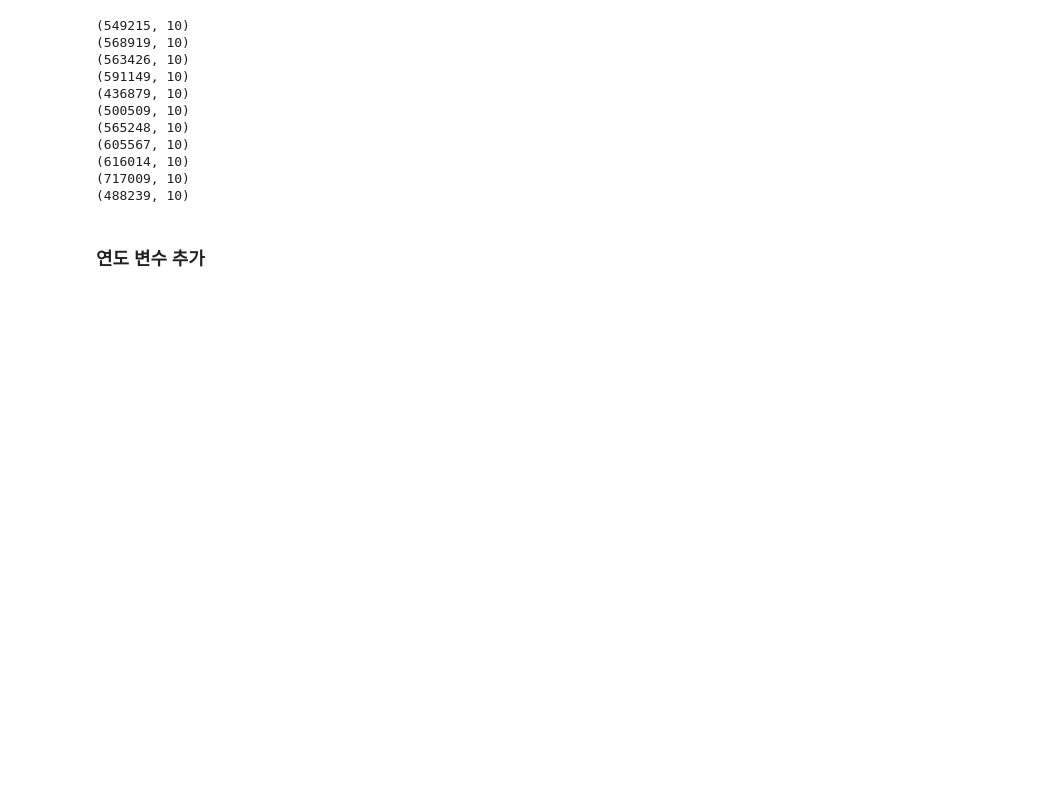
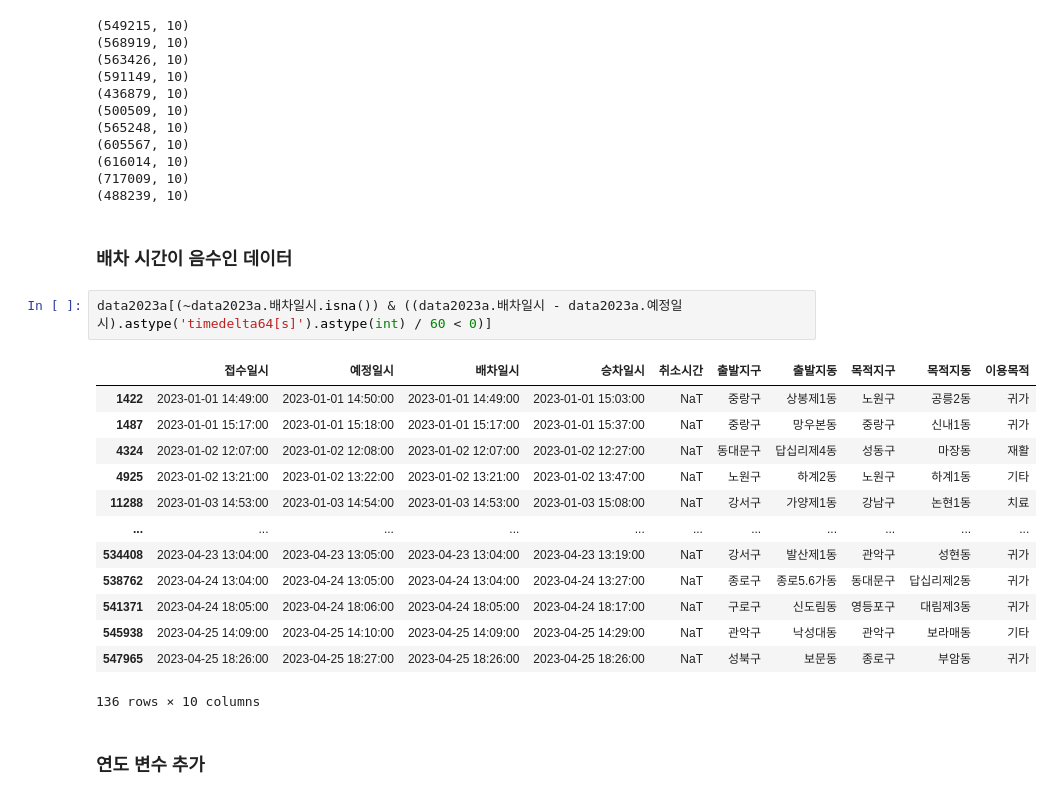
Before and after one commit to daunJJ/CallTaxi, a Jupyter notebook: full_year_preprocessing.ipynb, the cells around one changed output. Drawn from its saved outputs; the diff is of its cells as text; blank space fills up the shorter version.

```diff
--- a/full_year_preprocessing.ipynb
+++ b/full_year_preprocessing.ipynb
@@ -207,6 +207,24 @@ print(data2023a.shape)
 (616014, 10)
 (717009, 10)
 (488239, 10)
+# %% [markdown]
+### 배차 시간이 음수인 데이터
+# %%
+data2023a[(~data2023a.배차일시.isna()) & ((data2023a.배차일시 - data2023a.예정일시).astype('timedelta64[s]').astype(int) / 60 < 0)]
+# %% [output]
+|  | 접수일시 | 예정일시 | 배차일시 | 승차일시 | 취소시간 | 출발지구 | 출발지동 | 목적지구 | 목적지동 | 이용목적 |
+| 1422 | 2023-01-01 14:49:00 | 2023-01-01 14:50:00 | 2023-01-01 14:49:00 | 2023-01-01 15:03:00 | NaT | 중랑구 | 상봉제1동 | 노원구 | 공릉2동 | 귀가 |
+| 1487 | 2023-01-01 15:17:00 | 2023-01-01 15:18:00 | 2023-01-01 15:17:00 | 2023-01-01 15:37:00 | NaT | 중랑구 | 망우본동 | 중랑구 | 신내1동 | 귀가 |
+| 4324 | 2023-01-02 12:07:00 | 2023-01-02 12:08:00 | 2023-01-02 12:07:00 | 2023-01-02 12:27:00 | NaT | 동대문구 | 답십리제4동 | 성동구 | 마장동 | 재활 |
+| 4925 | 2023-01-02 13:21:00 | 2023-01-02 13:22:00 | 2023-01-02 13:21:00 | 2023-01-02 13:47:00 | NaT | 노원구 | 하계2동 | 노원구 | 하계1동 | 기타 |
+| 11288 | 2023-01-03 14:53:00 | 2023-01-03 14:54:00 | 2023-01-03 14:53:00 | 2023-01-03 15:08:00 | NaT | 강서구 | 가양제1동 | 강남구 | 논현1동 | 치료 |
+| ... | ... | ... | ... | ... | ... | ... | ... | ... | ... | ... |
+| 534408 | 2023-04-23 13:04:00 | 2023-04-23 13:05:00 | 2023-04-23 13:04:00 | 2023-04-23 13:19:00 | NaT | 강서구 | 발산제1동 | 관악구 | 성현동 | 귀가 |
+| 538762 | 2023-04-24 13:04:00 | 2023-04-24 13:05:00 | 2023-04-24 13:04:00 | 2023-04-24 13:27:00 | NaT | 종로구 | 종로5.6가동 | 동대문구 | 답십리제2동 | 귀가 |
+| 541371 | 2023-04-24 18:05:00 | 2023-04-24 18:06:00 | 2023-04-24 18:05:00 | 2023-04-24 18:17:00 | NaT | 구로구 | 신도림동 | 영등포구 | 대림제3동 | 귀가 |
+| 545938 | 2023-04-25 14:09:00 | 2023-04-25 14:10:00 | 2023-04-25 14:09:00 | 2023-04-25 14:29:00 | NaT | 관악구 | 낙성대동 | 관악구 | 보라매동 | 기타 |
+| 547965 | 2023-04-25 18:26:00 | 2023-04-25 18:27:00 | 2023-04-25 18:26:00 | 2023-04-25 18:26:00 | NaT | 성북구 | 보문동 | 종로구 | 부암동 | 귀가 |
+136 rows × 10 columns
 # %% [markdown]
 ### 연도 변수 추가
 # %%
```
Also changed, not shown: parts of 13 cells of this notebook, 1 other file.
